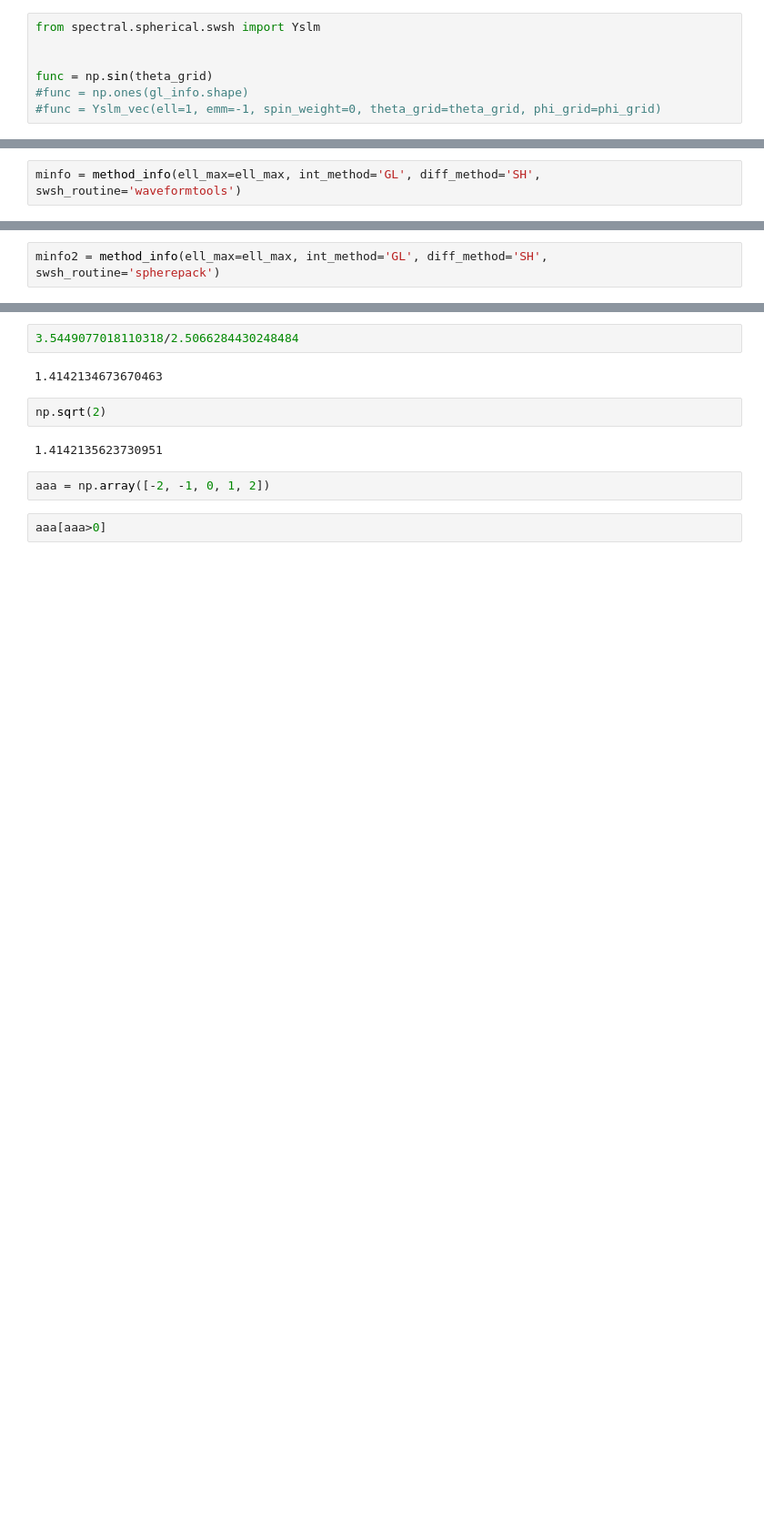
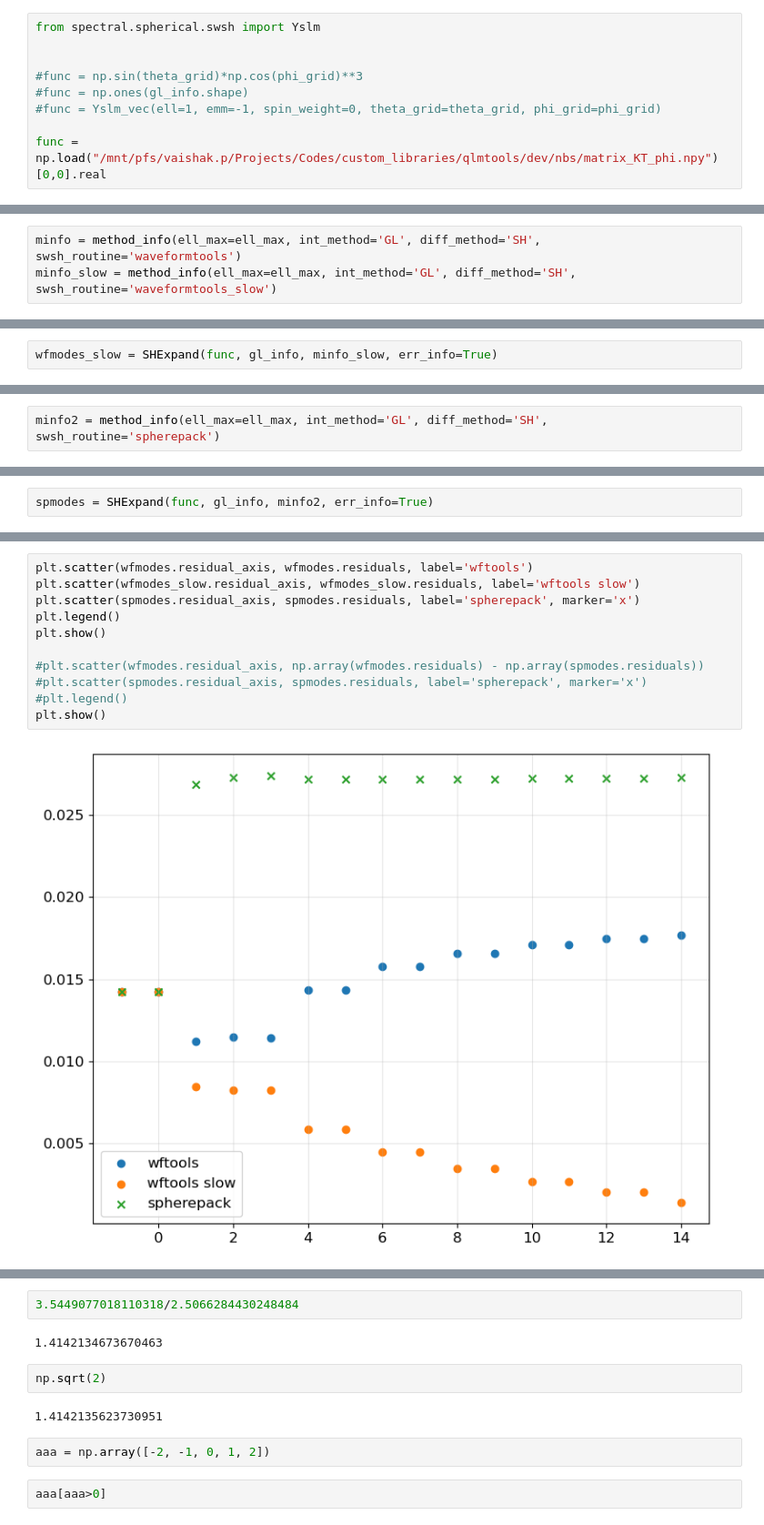
Before and after one commit to vaishakp/spectral, a Jupyter notebook: dev/nbs/wftools_spherepack_test.ipynb, the cells around one changed output, grey strips where cells are left out. Shown: that part at 91% size. Saved outputs shown, nothing was run; the diff lists cells and outputs as text; blank space fills up the shorter version.

Commit message:
Fix bugs + impl 3rd party expansions
1. Fix decomposition bugs in spherepack exp
2. Implement spherical expansion
3. test

```diff
--- a/dev/nbs/wftools_spherepack_test.ipynb
+++ b/dev/nbs/wftools_spherepack_test.ipynb
@@ -28,6 +28,8 @@ theta_grid, phi_grid = gl_info.meshgrid
 from spectral.spherical.swsh import Yslm
 
 
-func = np.sin(theta_grid)
+#func = np.sin(theta_grid)*np.cos(phi_grid)**3
 #func = np.ones(gl_info.shape)
 #func = Yslm_vec(ell=1, emm=-1, spin_weight=0, theta_grid=theta_grid, phi_grid=phi_grid)
+
+func = np.load("/mnt/pfs/vaishak.p/Projects/Codes/custom_libraries/qlmtools/dev/nbs/matrix_KT_phi.npy")[0,0].real
@@ -34,5 +65,6 @@ func = np.sin(theta_grid)
 # %%
 minfo = method_info(ell_max=ell_max, int_method='GL', diff_method='SH', swsh_routine='waveformtools')
+minfo_slow = method_info(ell_max=ell_max, int_method='GL', diff_method='SH', swsh_routine='waveformtools_slow')
 # %%
 help(SHExpand)
 # %% [output]
@@ -72,0 +131,2 @@ wfmodes = SHExpand(func, gl_info, minfo, err_info=True)
+# %%
+wfmodes_slow = SHExpand(func, gl_info, minfo_slow, err_info=True)
@@ -125,0 +198,2 @@ TypeError: Please provide integer values for ell and emm
+# %%
+spmodes = SHExpand(func, gl_info, minfo2, err_info=True)
@@ -126,3 +241,16 @@ TypeError: Please provide integer values for ell and emm
+# %%
+plt.scatter(wfmodes.residual_axis, wfmodes.residuals, label='wftools')
+plt.scatter(wfmodes_slow.residual_axis, wfmodes_slow.residuals, label='wftools slow')
+plt.scatter(spmodes.residual_axis, spmodes.residuals, label='spherepack', marker='x')
+plt.legend()
+plt.show()
+
+#plt.scatter(wfmodes.residual_axis, np.array(wfmodes.residuals) - np.array(spmodes.residuals))
+#plt.scatter(spmodes.residual_axis, spmodes.residuals, label='spherepack', marker='x')
+#plt.legend()
+plt.show()
+# %% [output]
+[figure, added]
 # %%
 spmodes.mode(8, 0)
 # %% [output]
```
Also changed, not shown: parts of 23 cells of this notebook, 3 other files.
